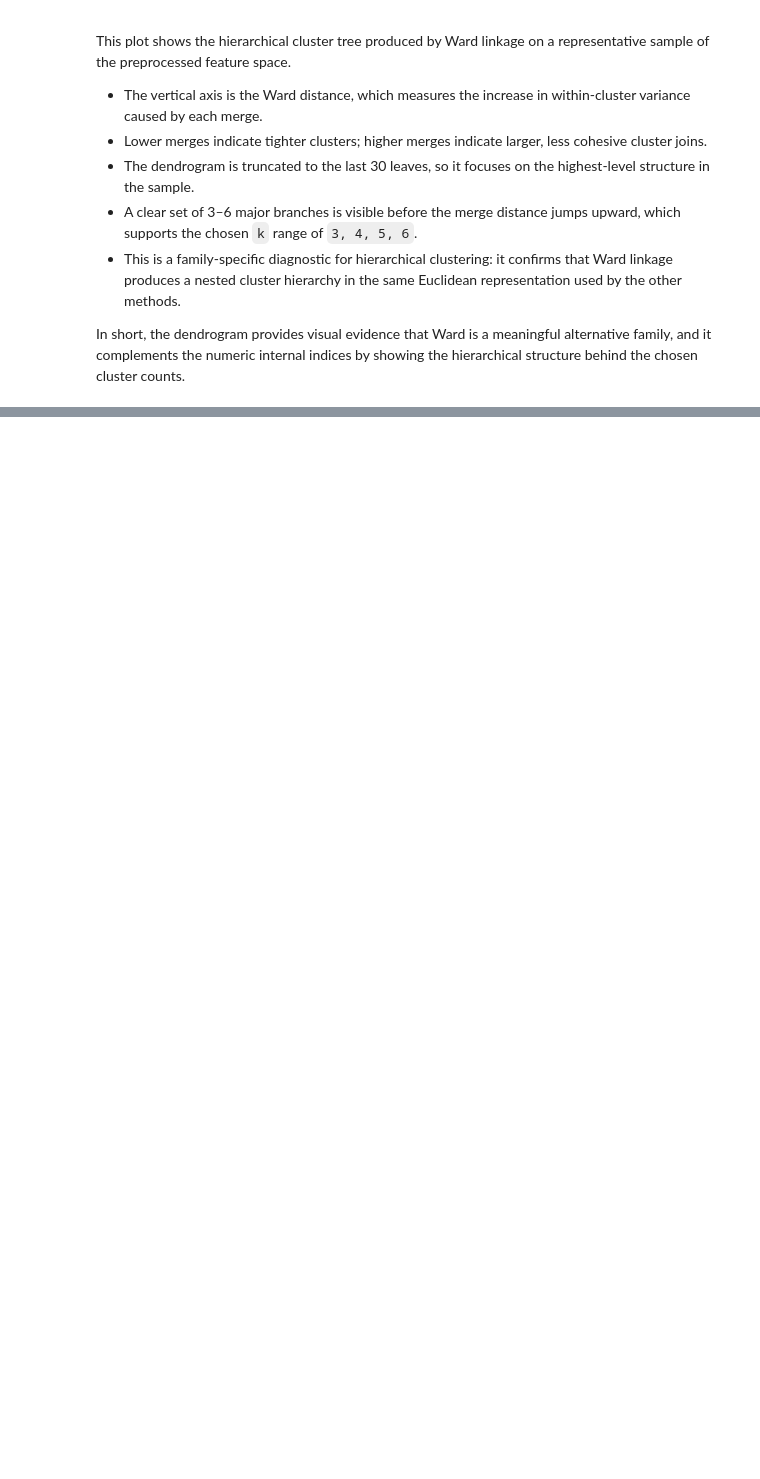
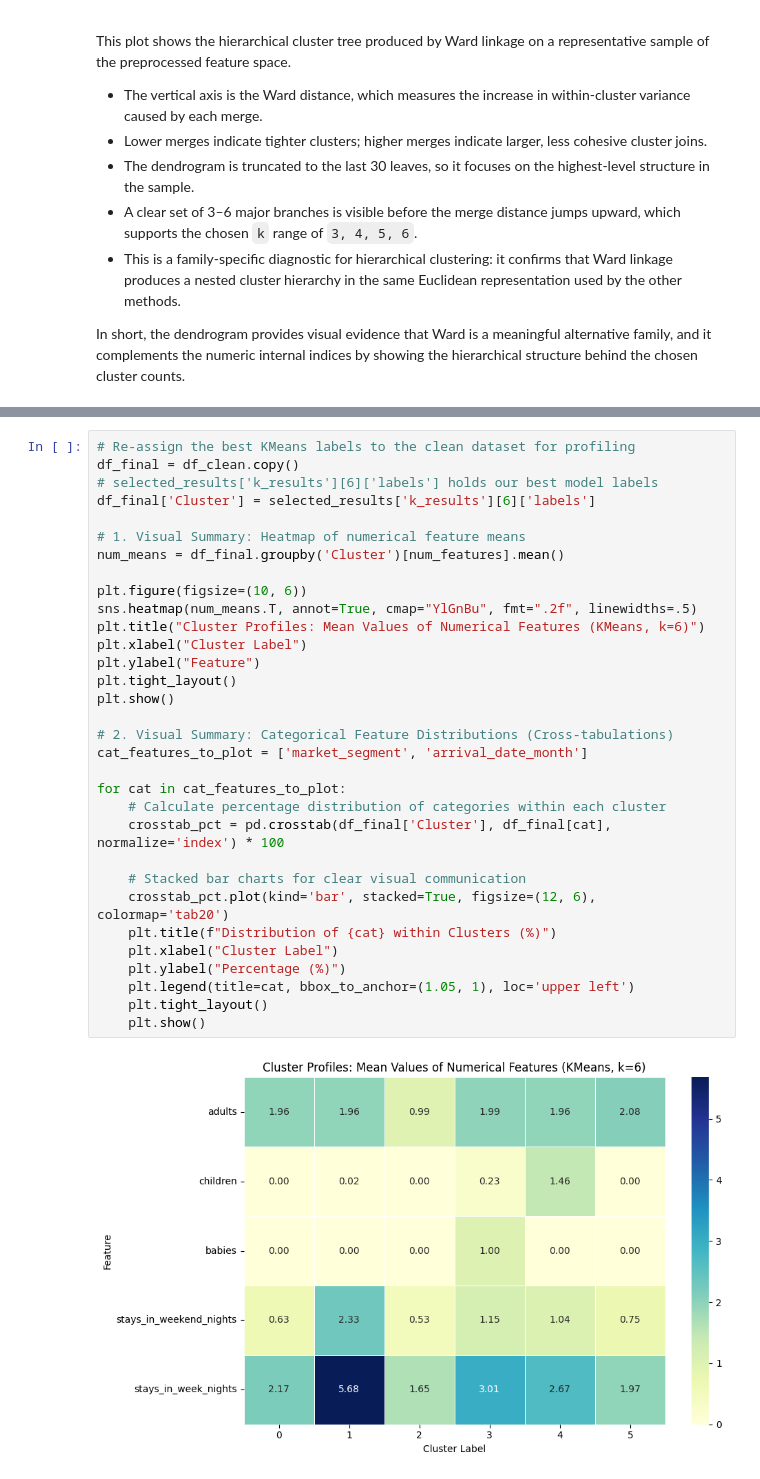
Before and after one commit to bsnabais-boop/ANSuper-Project, a Jupyter notebook: hotel_booking.ipynb, the cells around one changed output, grey strips where cells are left out. Drawn from its saved outputs; the diff is of its cells as text; blank space fills up the shorter version.

```diff
--- a/hotel_booking.ipynb
+++ b/hotel_booking.ipynb
@@ -1201,0 +1092,34 @@ Wrote 30 rows to experiments.csv
+# %%
+# Re-assign the best KMeans labels to the clean dataset for profiling
+df_final = df_clean.copy()
+# selected_results['k_results'][6]['labels'] holds our best model labels
+df_final['Cluster'] = selected_results['k_results'][6]['labels']
+
+# 1. Visual Summary: Heatmap of numerical feature means
+num_means = df_final.groupby('Cluster')[num_features].mean()
+
+plt.figure(figsize=(10, 6))
+sns.heatmap(num_means.T, annot=True, cmap="YlGnBu", fmt=".2f", linewidths=.5)
+plt.title("Cluster Profiles: Mean Values of Numerical Features (KMeans, k=6)")
+plt.xlabel("Cluster Label")
+plt.ylabel("Feature")
+plt.tight_layout()
+plt.show()
+
+# 2. Visual Summary: Categorical Feature Distributions (Cross-tabulations)
+cat_features_to_plot = ['market_segment', 'arrival_date_month']
+
+for cat in cat_features_to_plot:
+    # Calculate percentage distribution of categories within each cluster
+    crosstab_pct = pd.crosstab(df_final['Cluster'], df_final[cat], normalize='index') * 100
+
+    # Stacked bar charts for clear visual communication
+    crosstab_pct.plot(kind='bar', stacked=True, figsize=(12, 6), colormap='tab20')
+    plt.title(f"Distribution of {cat} within Clusters (%)")
+    plt.xlabel("Cluster Label")
+    plt.ylabel("Percentage (%)")
+    plt.legend(title=cat, bbox_to_anchor=(1.05, 1), loc='upper left')
+    plt.tight_layout()
+    plt.show()
+# %% [output]
+[figure, added]
```
Also changed, not shown: parts of 22 cells of this notebook.
